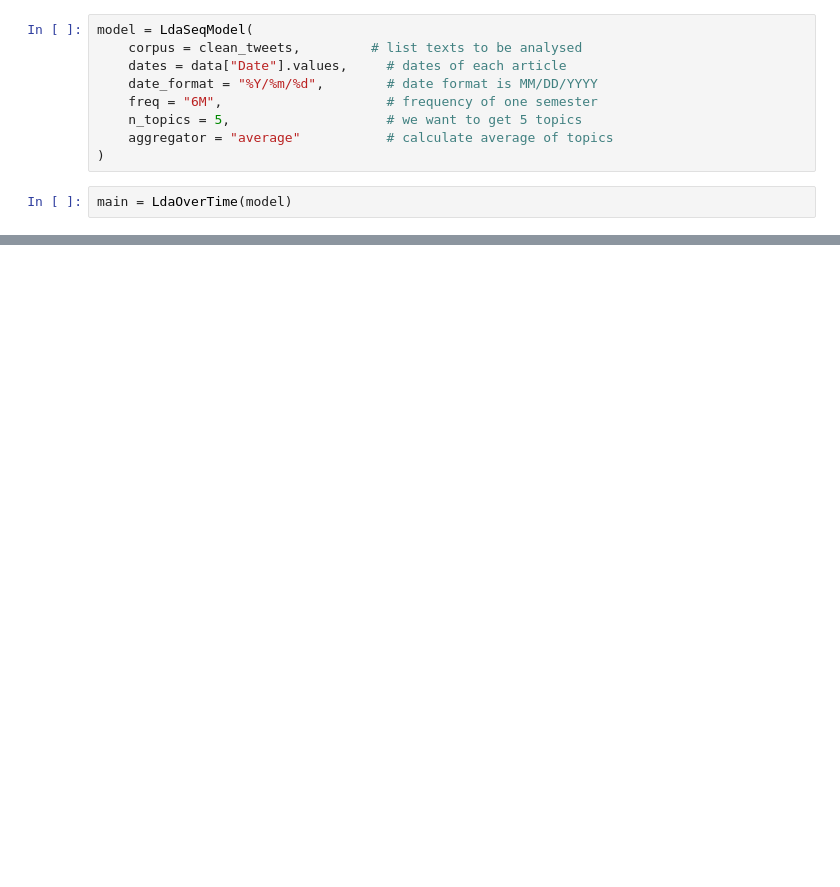
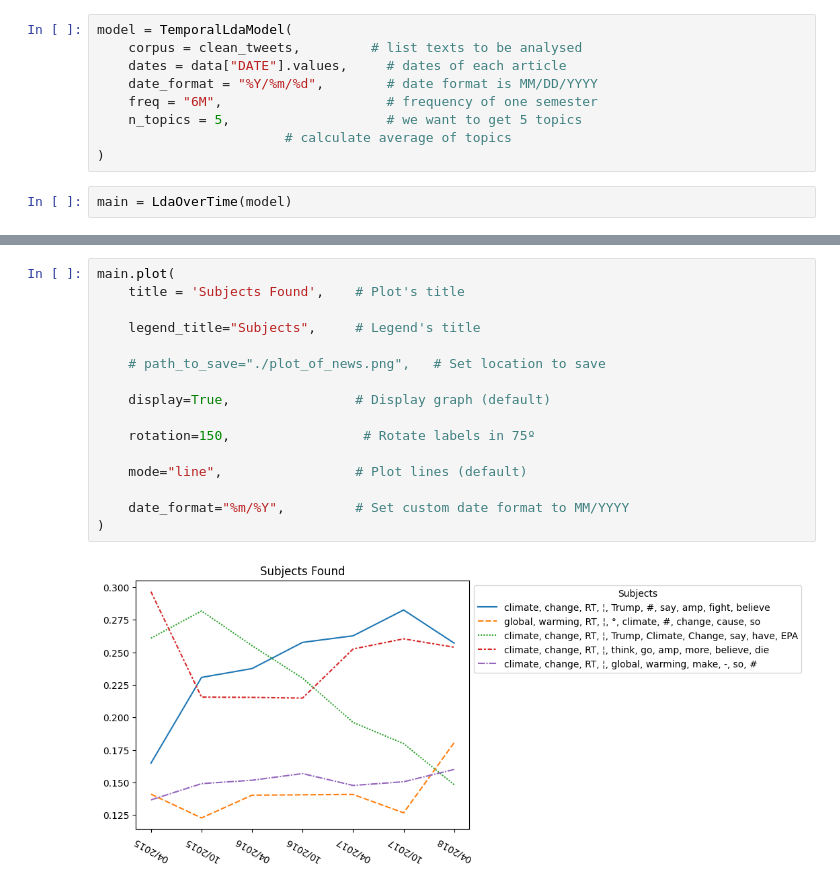
Before and after one commit to thiagorbernardo/UTFPR-Data-Science-CSB55, a Jupyter notebook: 06 - LDA/LDA_GlobalWarming.ipynb, the cells around one changed output, grey strips where cells are left out. Drawn from its saved outputs; the diff is of its cells as text; blank space fills up the shorter version.

```diff
--- a/06 - LDA/LDA_GlobalWarming.ipynb
+++ b/06 - LDA/LDA_GlobalWarming.ipynb
@@ -74,13 +74,13 @@ for tweet in tweets:
     # append cleanned text
     clean_tweets.append(' '.join(clean))
 # %%
-model = LdaSeqModel(
+model = TemporalLdaModel(
     corpus = clean_tweets,         # list texts to be analysed
-    dates = data["Date"].values,     # dates of each article
+    dates = data["DATE"].values,     # dates of each article
     date_format = "%Y/%m/%d",        # date format is MM/DD/YYYY
     freq = "6M",                     # frequency of one semester
     n_topics = 5,                    # we want to get 5 topics
-    aggregator = "average"           # calculate average of topics
+                        # calculate average of topics
 )
 # %%
 main = LdaOverTime(model)
@@ -86,0 +100,18 @@ main = LdaOverTime(model)
+# %%
+main.plot(
+    title = 'Subjects Found',    # Plot's title
+
+    legend_title="Subjects",     # Legend's title
+
+    # path_to_save="./plot_of_news.png",   # Set location to save
+
+    display=True,                # Display graph (default)
+
+    rotation=150,                 # Rotate labels in 75º
+
+    mode="line",                 # Plot lines (default)
+
+    date_format="%m/%Y",         # Set custom date format to MM/YYYY
+)
+# %% [output]
+[figure, added]
```
Also changed, not shown: parts of 3 cells of this notebook.
